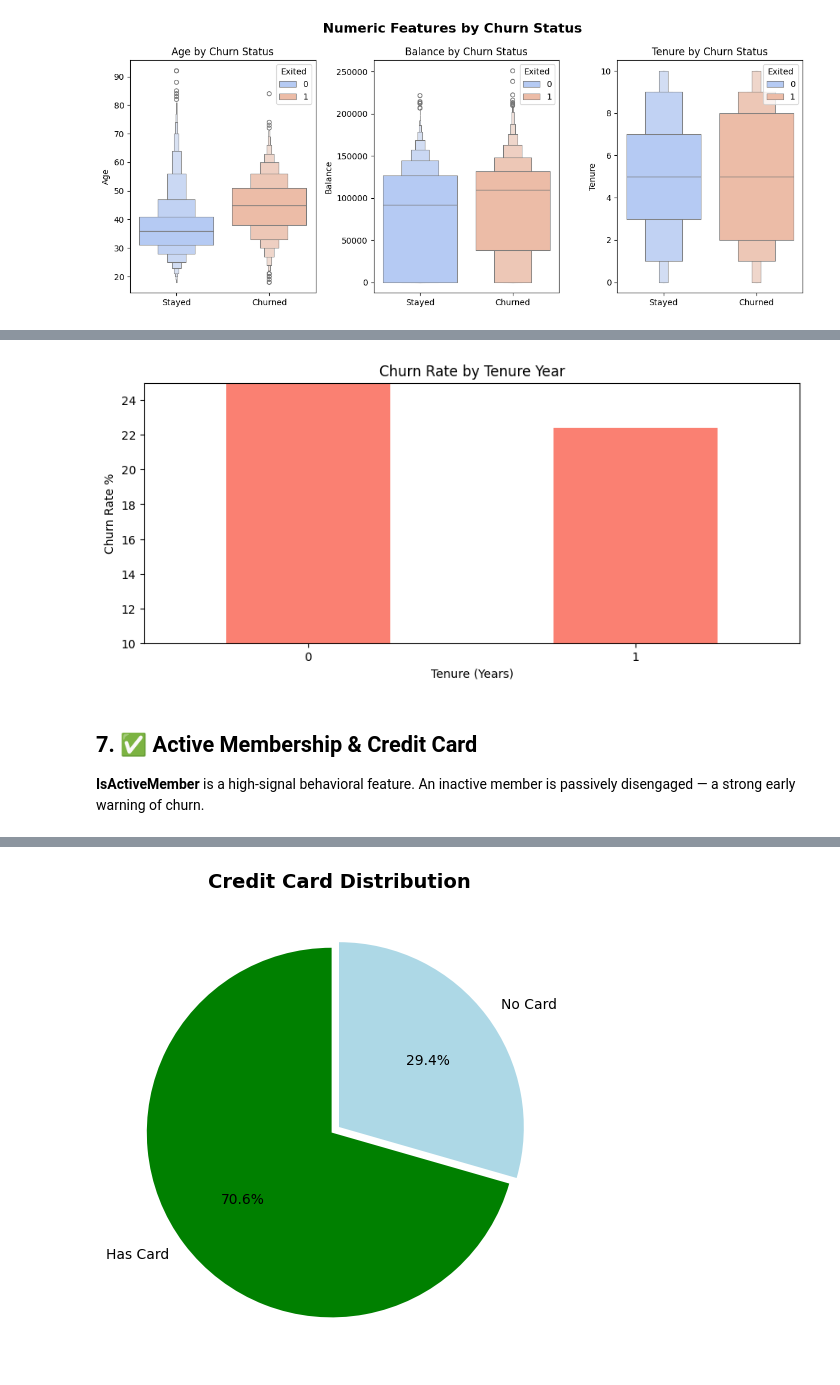
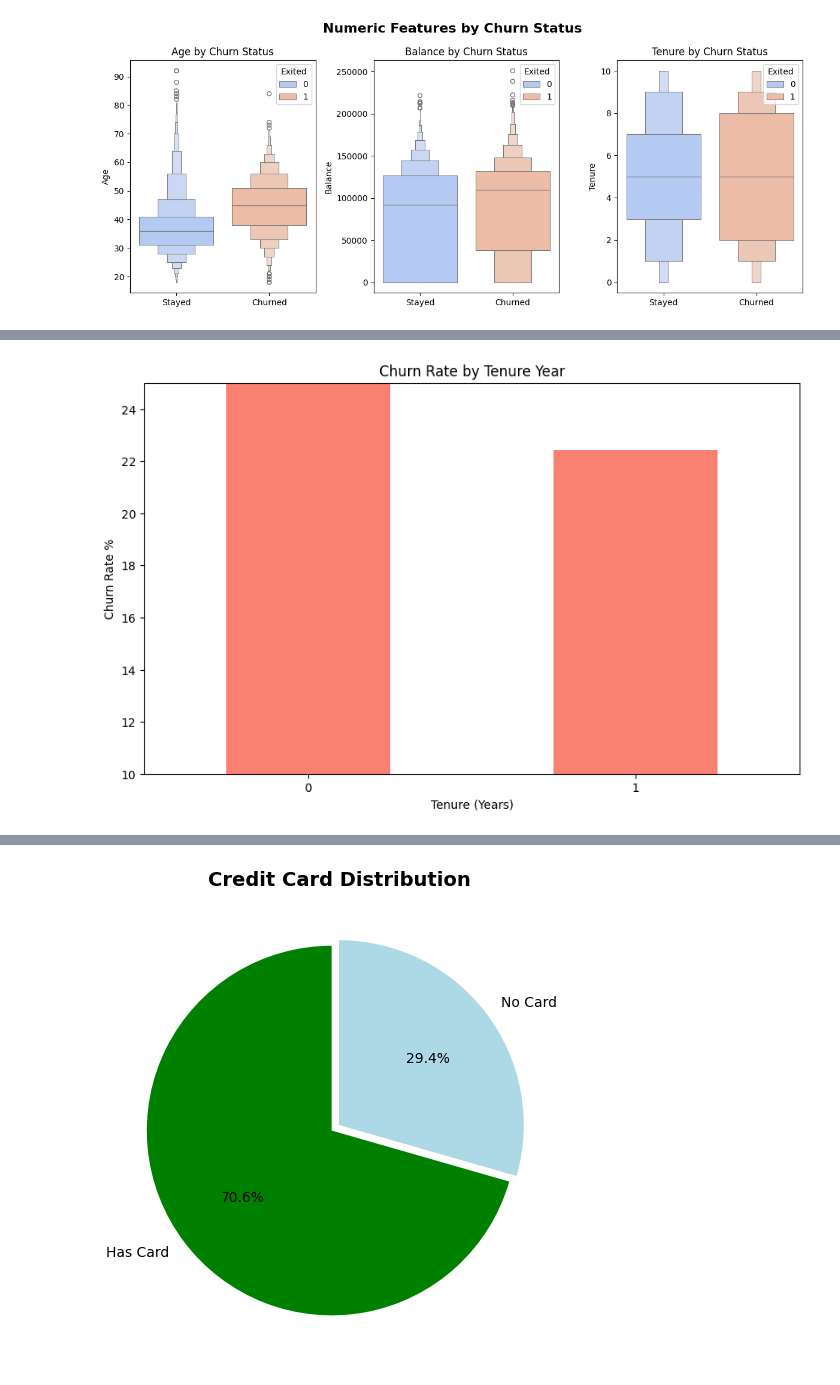
Before and after one commit to Zainch032/bank-churn-predictor, a Jupyter notebook: notebook/bank_churn.ipynb, the cells around one changed output, grey strips where cells are left out. Drawn from its saved outputs; the diff is of its cells as text; code cells hidden in the pictures.

```diff
--- a/notebook/bank_churn.ipynb
+++ b/notebook/bank_churn.ipynb
@@ -189,14 +224,11 @@ New customers (0–1 years) show the highest early churn risk — they have not
 # %%
 ct = pd.crosstab( df["Exited"], df["Tenure"],normalize="columns") * 100
-ct[1].plot(kind="bar", figsize=(10,4), color="salmon")
+ct[1].plot(kind="bar", figsize=(10,6), color="salmon")
 plt.title("Churn Rate by Tenure Year")
 plt.xlabel("Tenure (Years)")
 plt.ylabel("Churn Rate %")
 plt.ylim(10,25)
 plt.xticks(rotation=0)
 plt.show()
 # %% [output]
-[figure, old version]
+[figure, new version]
-# %% [markdown]
-## 7. ✅ Active Membership & Credit Card
-**IsActiveMember** is a high-signal behavioral feature. An inactive member is passively disengaged — a strong early warning of churn.
```
Also changed, not shown: parts of 72 cells of this notebook, 2 other files.
